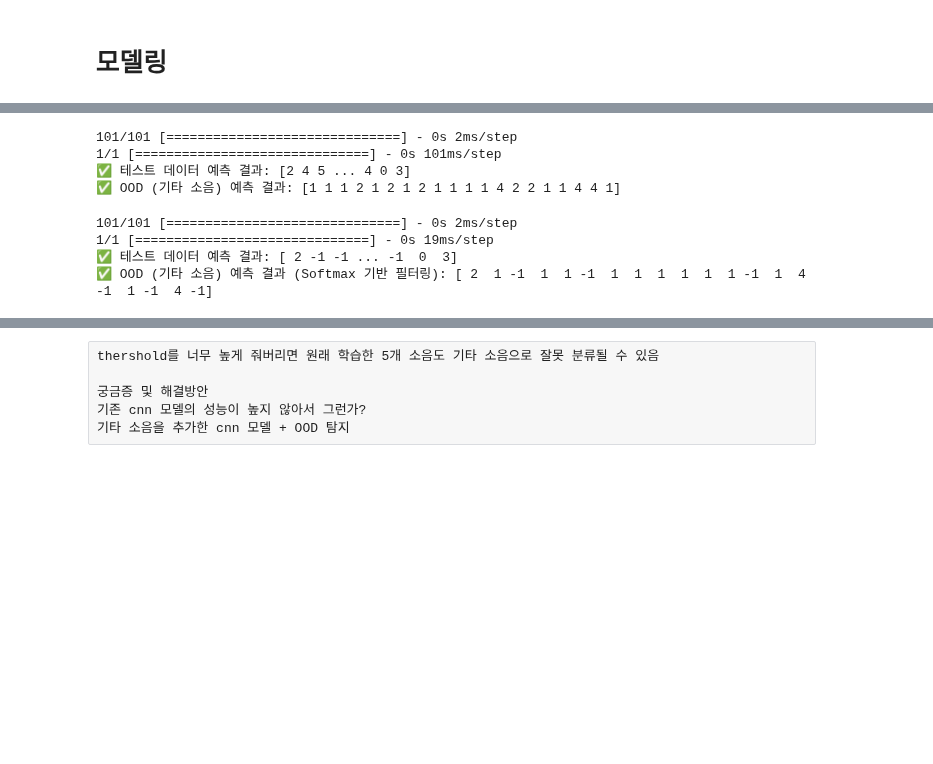
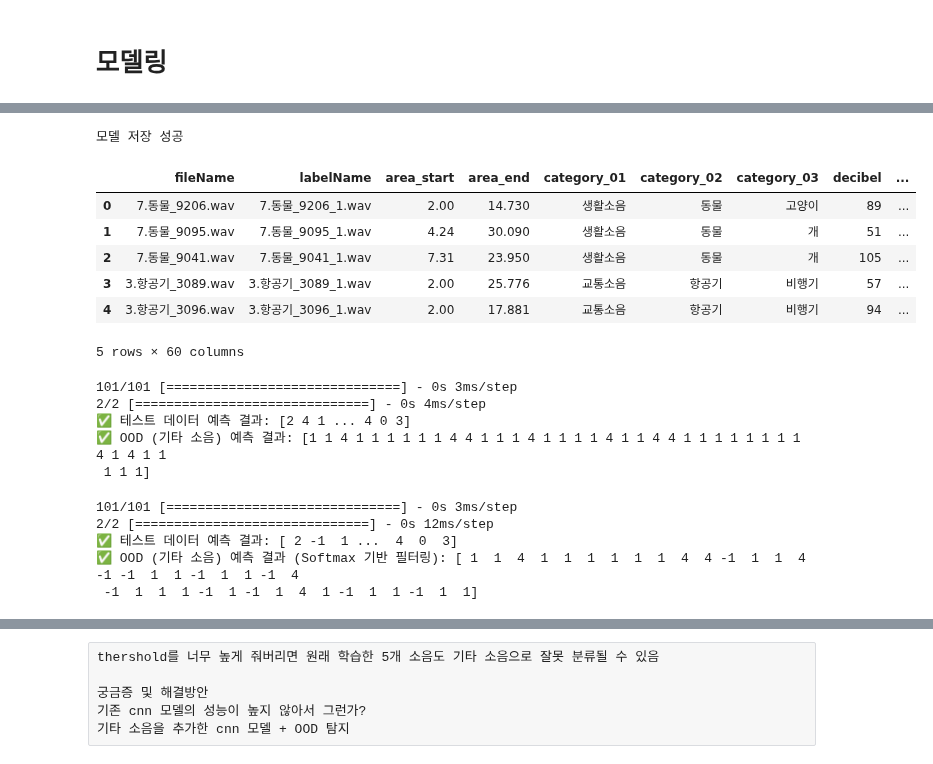
Before and after one commit to selina7704/noise-data-platform, a Jupyter notebook: ES/cnn+ood.ipynb, the cells around one changed output, grey strips where cells are left out. Cells and saved outputs as stored; diff of their text form; code cells hidden in the pictures; blank space fills up the shorter version.

```diff
--- a/ES/cnn+ood.ipynb
+++ b/ES/cnn+ood.ipynb
@@ -265,3 +281,8 @@ Epoch 50/50
+# %%
+model.save("cnn.h5")
+print("모델 저장 성공 ")
+# %% [output]
+모델 저장 성공
 # %%
 import os
 import json
@@ -269,7 +290,7 @@ import librosa
 import numpy as np
 import pandas as pd
 
-data_dir = "/home/ubuntu/data/etc_noise_data_test"
+data_dir = "/home/ubuntu/data/etc_noise_data_test_03"
 
 # 기존 데이터프레임이 존재하는지 확인
 try:
@@ -306,7 +327,7 @@ for file in os.listdir(data_dir):
 df_json = pd.DataFrame(json_data)
 
 # WAV 파일에서 MFCC 추출하는 함수
-def extract_mfcc(file_path, sr=22050, n_mfcc=13):
+def extract_mfcc(file_path, sr=22050, n_mfcc=50):
     try:
         y, sr = librosa.load(file_path, sr=sr)
         mfccs = librosa.feature.mfcc(y=y, sr=sr, n_mfcc=n_mfcc)
@@ -337,6 +358,16 @@ df_etc = pd.merge(df_json, df_wav, on="baseName", how="left").drop(columns=["bas
 
 # # 결과 확인
 # print(df_combined.head())
+# %%
+df_etc.head()
+# %% [output]
+|  | fileName | labelName | area_start | area_end | category_01 | category_02 | category_03 | decibel | ... |
+| 0 | 7.동물_9206.wav | 7.동물_9206_1.wav | 2.00 | 14.730 | 생활소음 | 동물 | 고양이 | 89 | ... |
+| 1 | 7.동물_9095.wav | 7.동물_9095_1.wav | 4.24 | 30.090 | 생활소음 | 동물 | 개 | 51 | ... |
+| 2 | 7.동물_9041.wav | 7.동물_9041_1.wav | 7.31 | 23.950 | 생활소음 | 동물 | 개 | 105 | ... |
+| 3 | 3.항공기_3089.wav | 3.항공기_3089_1.wav | 2.00 | 25.776 | 교통소음 | 항공기 | 비행기 | 57 | ... |
+| 4 | 3.항공기_3096.wav | 3.항공기_3096_1.wav | 2.00 | 17.881 | 교통소음 | 항공기 | 비행기 | 94 | ... |
+5 rows × 60 columns
 # %%
 import numpy as np
 import librosa
@@ -349,7 +380,7 @@ import time
 # 📌 5️⃣ 기타 소음 데이터 로드 & 전처리 (OOD 탐지용)
 
 # OOD 데이터 (기타 소음)
-ood_X_test =  df_etc.iloc[ : ,-13:]
+ood_X_test =  df_etc.iloc[ : ,-50:]
 ood_X_test = ood_X_test.values.reshape((ood_X_test.shape[0], ood_X_test.shape[1], 1)) # NumPy 배열로 변환 후 reshape (CNN 입력 형식 맞추기)
 
 
@@ -368,10 +399,11 @@ y_pred_ood = predict_with_ood_detection(model, ood_X_test, threshold=0.5)
 print("✅ 테스트 데이터 예측 결과:", y_pred_test)
 print("✅ OOD (기타 소음) 예측 결과:", y_pred_ood)  # 대부분 '기타 소음'으로 분류되어야 함!
 # %% [output]
-101/101 [==============================] - 0s 2ms/step
-1/1 [==============================] - 0s 101ms/step
-✅ 테스트 데이터 예측 결과: [2 4 5 ... 4 0 3]
-✅ OOD (기타 소음) 예측 결과: [1 1 1 2 1 2 1 2 1 1 1 1 4 2 2 1 1 4 4 1]
+101/101 [==============================] - 0s 3ms/step
+2/2 [==============================] - 0s 4ms/step
+✅ 테스트 데이터 예측 결과: [2 4 1 ... 4 0 3]
+✅ OOD (기타 소음) 예측 결과: [1 1 4 1 1 1 1 1 1 4 4 1 1 1 4 1 1 1 1 4 1 1 4 4 1 1 1 1 1 1 1 1 4 1 4 1 1
+ 1 1 1]
 # %%
 import numpy as np
 import librosa
@@ -381,7 +413,7 @@ from tensorflow.keras.layers import Conv1D, MaxPooling1D, Flatten, Dense
 from tensorflow.keras.utils import to_categorical
 
 # 📌 5️⃣ 기타 소음 데이터 로드 & 전처리 (OOD 탐지용)
-ood_X_test = df_etc.iloc[:, -13:]  # 마지막 13개 MFCC 특징만 선택
+ood_X_test = df_etc.iloc[:, -50:]  # 마지막 13개 MFCC 특징만 선택
 ood_X_test = ood_X_test.values.reshape((ood_X_test.shape[0], ood_X_test.shape[1], 1))  # CNN 입력 형식 맞추기
 
 # 📌 6️⃣ Softmax 기반 OOD 탐지 함수
@@ -403,7 +435,8 @@ y_pred_ood = predict_with_ood_detection(model, ood_X_test, threshold=0.8)
 print("✅ 테스트 데이터 예측 결과:", y_pred_test)
 print("✅ OOD (기타 소음) 예측 결과 (Softmax 기반 필터링):", y_pred_ood)
 # %% [output]
-101/101 [==============================] - 0s 2ms/step
-1/1 [==============================] - 0s 19ms/step
-✅ 테스트 데이터 예측 결과: [ 2 -1 -1 ... -1  0  3]
-✅ OOD (기타 소음) 예측 결과 (Softmax 기반 필터링): [ 2  1 -1  1  1 -1  1  1  1  1  1  1 -1  1  4 -1  1 -1  4 -1]
+101/101 [==============================] - 0s 3ms/step
+2/2 [==============================] - 0s 12ms/step
+✅ 테스트 데이터 예측 결과: [ 2 -1  1 ...  4  0  3]
+✅ OOD (기타 소음) 예측 결과 (Softmax 기반 필터링): [ 1  1  4  1  1  1  1  1  1  4  4 -1  1  1  4 -1 -1  1  1 -1  1  1 -1  4
+ -1  1  1  1 -1  1 -1  1  4  1 -1  1  1 -1  1  1]
```
Also changed, not shown: parts of 25 cells of this notebook, 14 other files.
